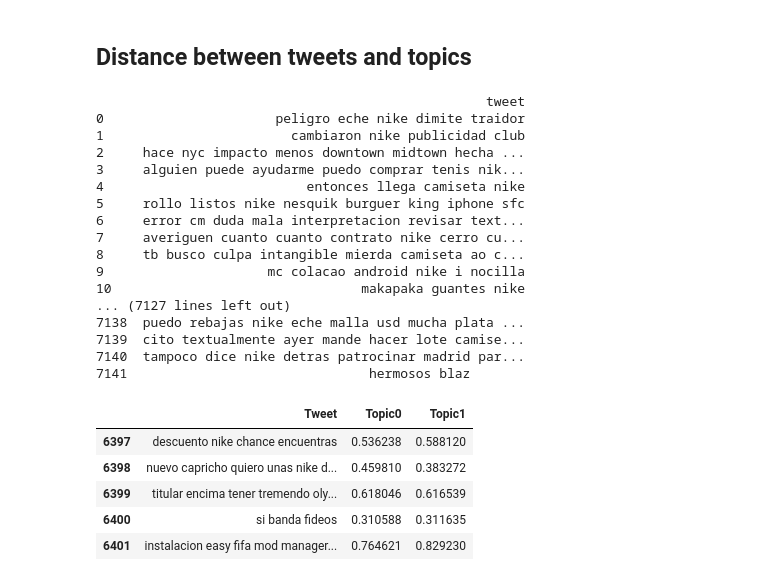
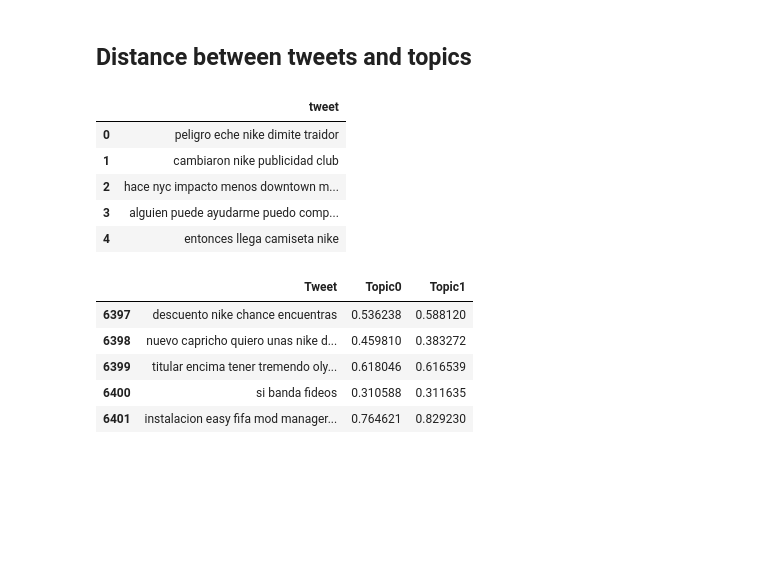
Before and after one commit to huvaso/TopicModeling_Inspiration, a Jupyter notebook: TopicModeling_Inspiration.ipynb, the cells around one changed output. Saved outputs shown, nothing was run; the diff lists cells and outputs as text; code cells hidden in the pictures; blank space fills up the shorter version.

```diff
--- a/TopicModeling_Inspiration.ipynb
+++ b/TopicModeling_Inspiration.ipynb
@@ -344,25 +360,14 @@ Fig4.show()
 # %%
 tweets = pd.read_csv('Data/tweets_corpus.csv')
 # %%
-tweets
+tweets.head()
 # %% [output]
-                                                  tweet
-0                      peligro eche nike dimite traidor
-1                        cambiaron nike publicidad club
-2     hace nyc impacto menos downtown midtown hecha ...
-3     alguien puede ayudarme puedo comprar tenis nik...
-4                          entonces llega camiseta nike
-5     rollo listos nike nesquik burguer king iphone sfc
-6     error cm duda mala interpretacion revisar text...
-7     averiguen cuanto cuanto contrato nike cerro cu...
-8     tb busco culpa intangible mierda camiseta ao c...
-9                     mc colacao android nike i nocilla
-10                                makapaka guantes nike
-... (7127 lines left out)
-7138  puedo rebajas nike eche malla usd mucha plata ...
-7139  cito textualmente ayer mande hacer lote camise...
-7140  tampoco dice nike detras patrocinar madrid par...
-7141                               hermosos blaz
+|  | tweet |
+| 0 | peligro eche nike dimite traidor |
+| 1 | cambiaron nike publicidad club |
+| 2 | hace nyc impacto menos downtown m... |
+| 3 | alguien puede ayudarme puedo comp... |
+| 4 | entonces llega camiseta nike |
 # %%
 import spacy
 nlp = spacy.load('es_core_news_sm')
```
Also changed, not shown: parts of 14 cells of this notebook.
